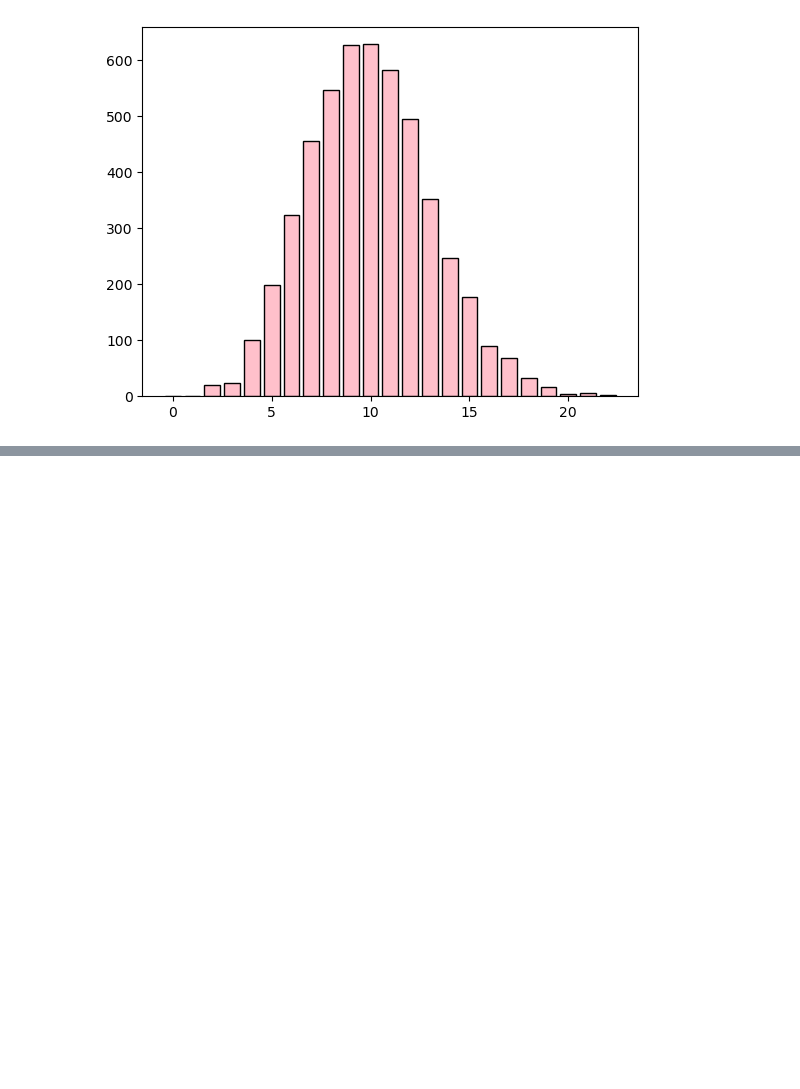
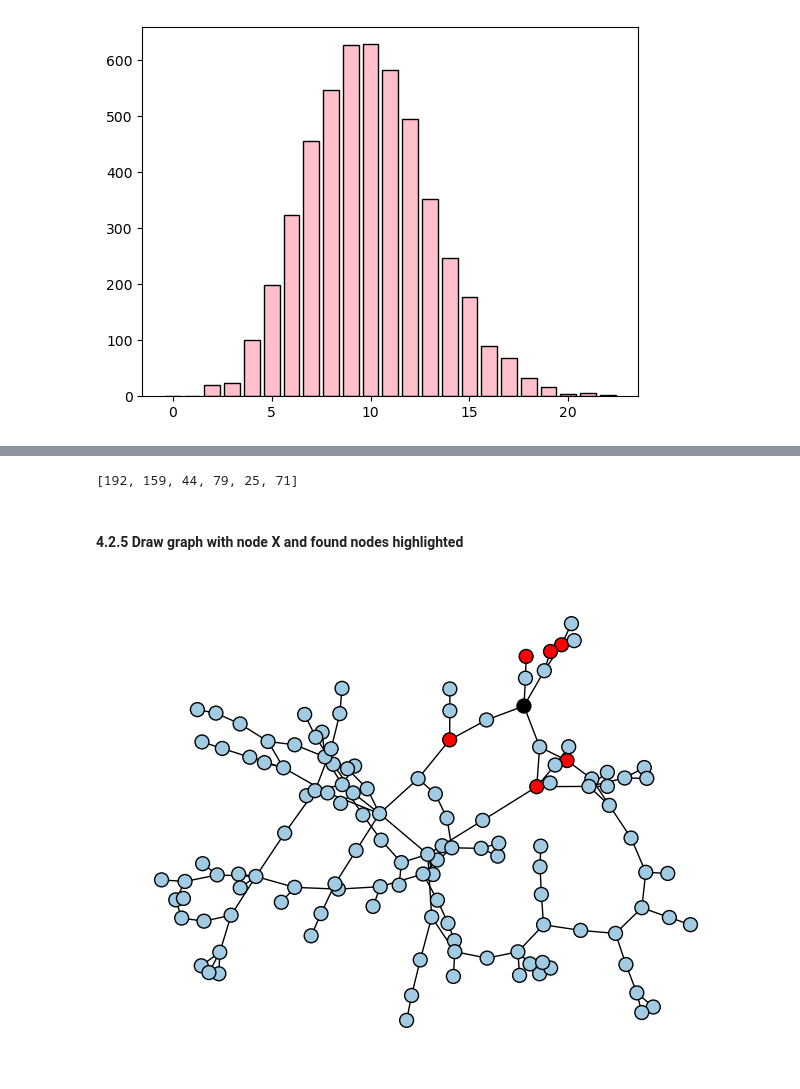
Before and after one commit to AleksandarLukic96/02805_Social_Graphs_and_Interactions, a Jupyter notebook: Exercise_solutions/Week_2.ipynb, the cells around one changed output, grey strips where cells are left out. Cells and saved outputs as stored; diff of their text form; code cells hidden in the pictures; blank space fills up the shorter version.

```diff
--- a/Exercise_solutions/Week_2.ipynb
+++ b/Exercise_solutions/Week_2.ipynb
@@ -669,0 +878,34 @@ plt.show()
+# %%
+# Find all nodes at a distance of 2 links from node X
+nodes = [k for k,v in nx.single_source_shortest_path_length(S, node_x).items() if v==2]
+nodes
+# %% [output]
+[192, 159, 44, 79, 25, 71]
+# %% [markdown]
+#### 4.2.5 Draw graph with node X and found nodes highlighted
+# %%
+# Specify color for
+for node in S.nodes:
+    if node == node_x:
+        S.nodes[node]['color'] = "#000000"
+    elif node in nodes:
+        S.nodes[node]['color'] = "#ff0000"
+    else:
+        S.nodes[node]['color'] = "#A0CBE2"
+# %%
+# Create list of colors aligned with the nodes
+colors = [S.nodes[node]['color'] for node in list(S.nodes())]
+# %%
+# Ensure same plot whenever executed
+np.random.seed(6)
+
+nx.draw(
+    S,
+    with_labels=False,
+    node_size=100,
+    width=1,
+    node_color = colors,
+    edgecolors = 'black'
+)
+# %% [output]
+[figure, added]
```
Also changed, not shown: parts of 44 cells of this notebook.
